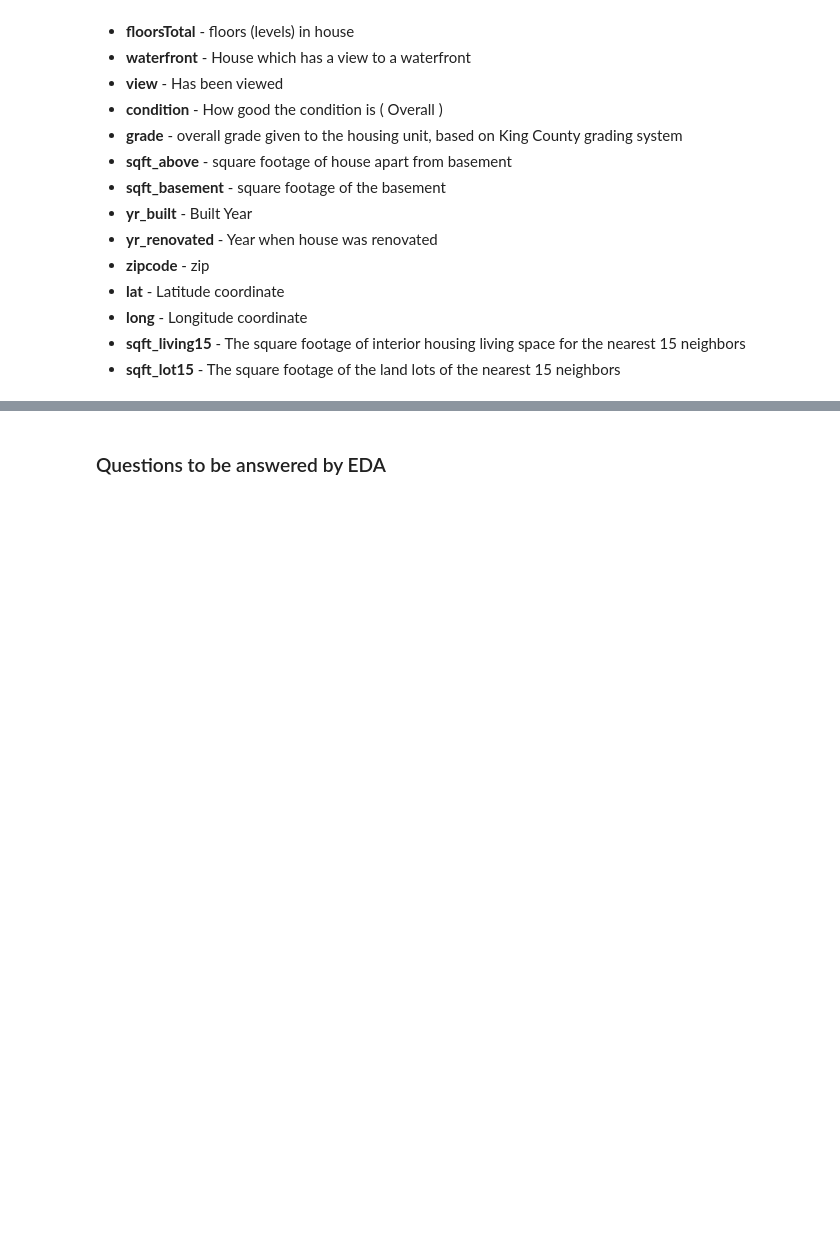
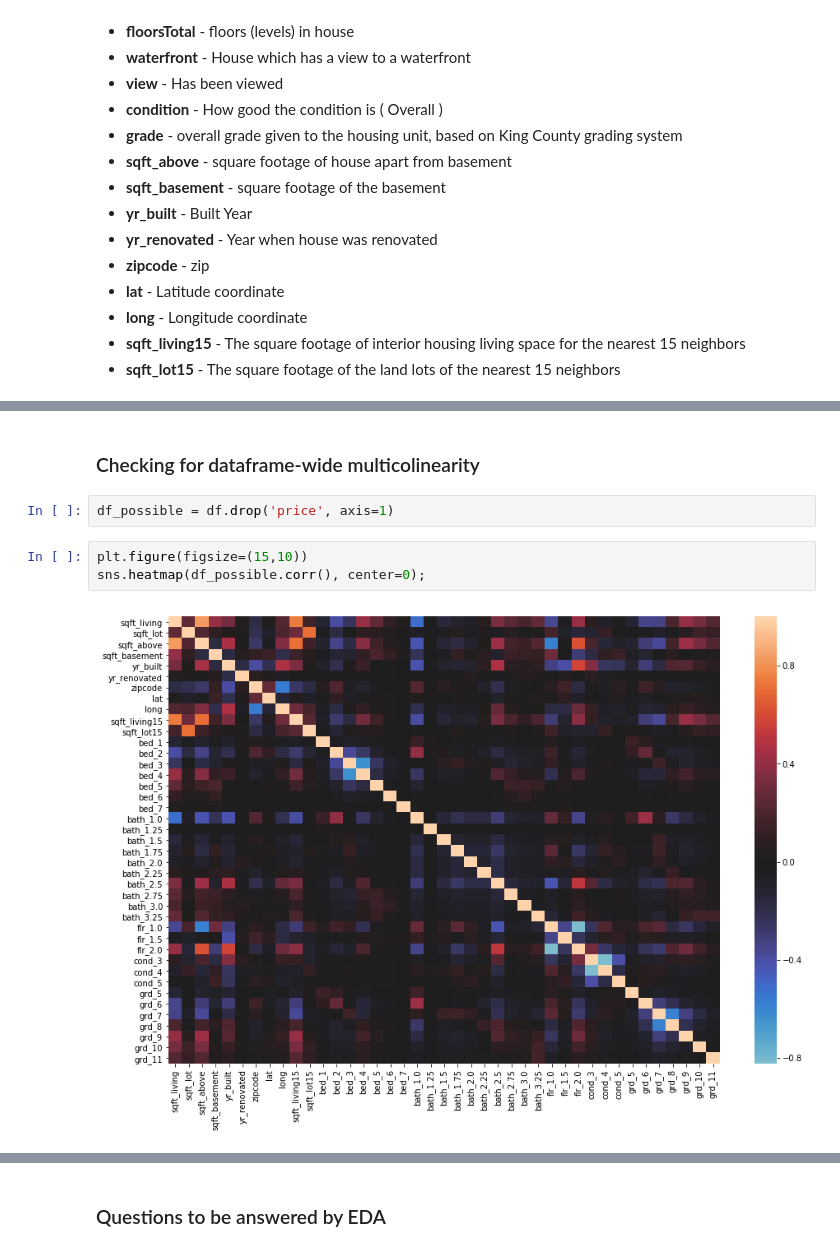
Before and after one commit to plumkes/dsc-v2-mod1-final-project-online-ds-ft-051319, a Jupyter notebook: student.ipynb, the cells around one changed output, grey strips where cells are left out. Saved outputs shown, nothing was run; the diff lists cells and outputs as text; blank space fills up the shorter version.

```diff
--- a/student.ipynb
+++ b/student.ipynb
@@ -112,0 +135,9 @@ memory usage: 4.0+ MB
+# %% [markdown]
+### Checking for dataframe-wide multicolinearity
+# %%
+df_possible = df.drop('price', axis=1)
+# %%
+plt.figure(figsize=(15,10))
+sns.heatmap(df_possible.corr(), center=0);
+# %% [output]
+[figure, added]
```
Also changed, not shown: parts of 83 cells of this notebook, 1 other file.
